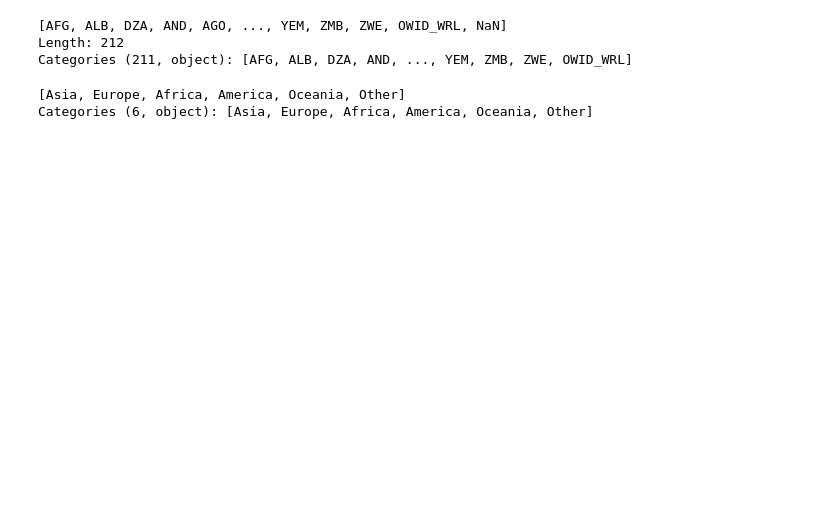
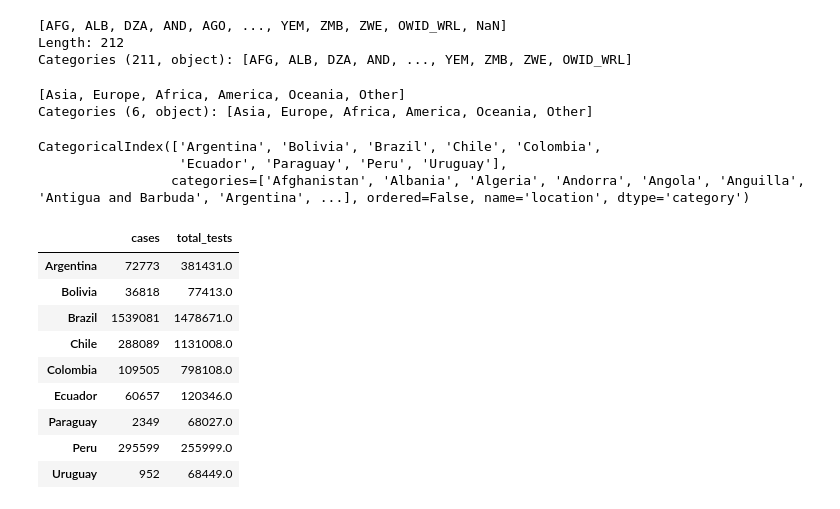
Before and after one commit to sherna90/mineria_datos, a Jupyter notebook: 1.-analisis_exploratorio.ipynb, the cells around one changed output. Cells and saved outputs as stored; diff of their text form; code cells hidden in the pictures; blank space fills up the shorter version.

```diff
--- a/1.-analisis_exploratorio.ipynb
+++ b/1.-analisis_exploratorio.ipynb
@@ -346,11 +342,11 @@ data['continentExp'].unique()
 Categories (6, object): [Asia, Europe, Africa, America, Oceania, Other]
 # %%
 pcr_north=pcr_test[pcr_test['continent']=='North America']
-pcr_south=pcr_test[pcr_test['continent']=='North America']
+pcr_south=pcr_test[pcr_test['continent']=='South America']
 # %%
 pcr_south=pcr_south[['location','total_tests']].dropna()
 # %%
 pcr_north=pcr_north[['location','total_tests']].dropna()
 # %%
-sum_south=pcr_south.groupby('location').max().dropna()
+sum_south=pcr_south.groupby('location',observed=True).max().dropna()
 # %%
@@ -357,0 +354,19 @@ sum_north=pcr_north.groupby('location').max().dropna()
+# %%
+sum_south.index
+# %% [output]
+CategoricalIndex(['Argentina', 'Bolivia', 'Brazil', 'Chile', 'Colombia',
+                  'Ecuador', 'Paraguay', 'Peru', 'Uruguay'],
+                 categories=['Afghanistan', 'Albania', 'Algeria', 'Andorra', 'Angola', 'Anguilla', 'Antigua and Barbuda', 'Argentina', ...], ordered=False, name='location', dtype='category')
+# %%
+pd.merge(sum_america,sum_south, left_index=True, right_index=True)
+# %% [output]
+|  | cases | total_tests |
+| Argentina | 72773 | 381431.0 |
+| Bolivia | 36818 | 77413.0 |
+| Brazil | 1539081 | 1478671.0 |
+| Chile | 288089 | 1131008.0 |
+| Colombia | 109505 | 798108.0 |
+| Ecuador | 60657 | 120346.0 |
+| Paraguay | 2349 | 68027.0 |
+| Peru | 295599 | 255999.0 |
+| Uruguay | 952 | 68449.0 |
```
Also changed, not shown: parts of 20 cells of this notebook.
